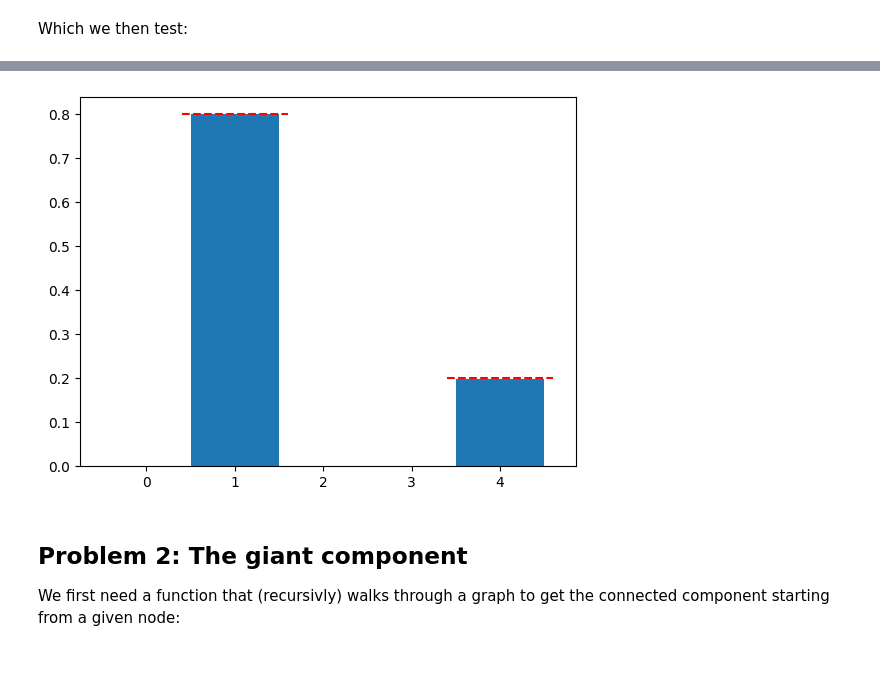
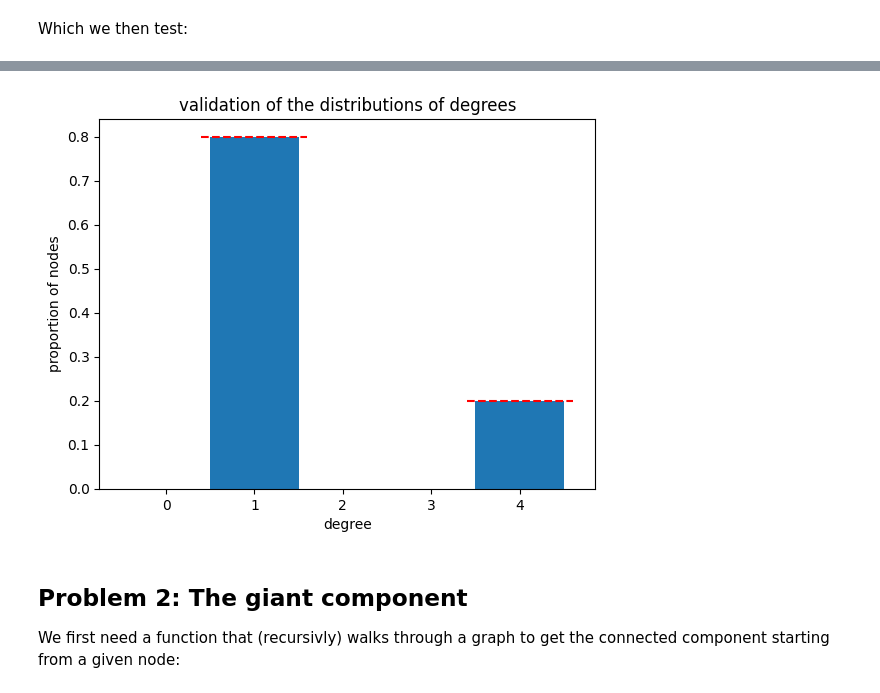
Before and after one commit to jolatechno/cours-ENS, a Jupyter notebook: cours/M2/S4/complex_network/project/JosephTOUZET_complex_network.ipynb, the cells around one changed output, grey strips where cells are left out. Saved outputs shown, nothing was run; the diff lists cells and outputs as text; code cells hidden in the pictures; blank space fills up the shorter version.

```diff
--- a/cours/M2/S4/complex_network/project/JosephTOUZET_complex_network.ipynb
+++ b/cours/M2/S4/complex_network/project/JosephTOUZET_complex_network.ipynb
@@ -122,13 +124,18 @@ plot_graph(graph)
 # %%
 degree_list = [graph.degree[i] for i in range(len(graph))]
 
 plt.hist(degree_list, density=True, bins=[-0.5, 0.5, 1.5, 2.5, 3.5, 4.5])
 plt.plot([0.4, 1.6], [1-pi, 1-pi], 'r--')
 plt.plot([3.4, 4.6], [pi,   pi],   'r--')
-#plt.yscale('log')
+
+plt.title("validation of the distributions of degrees")
+plt.xlabel("degree")
+plt.ylabel("proportion of nodes")
+
+plt.savefig("./presentation/images/degree_distribution.png")
 plt.show()
 # %% [output]
-[figure, old version]
+[figure, new version]
 # %% [markdown]
 ## Problem 2: The giant component
 
```
Also changed, not shown: parts of 16 cells of this notebook, 10 other files.
